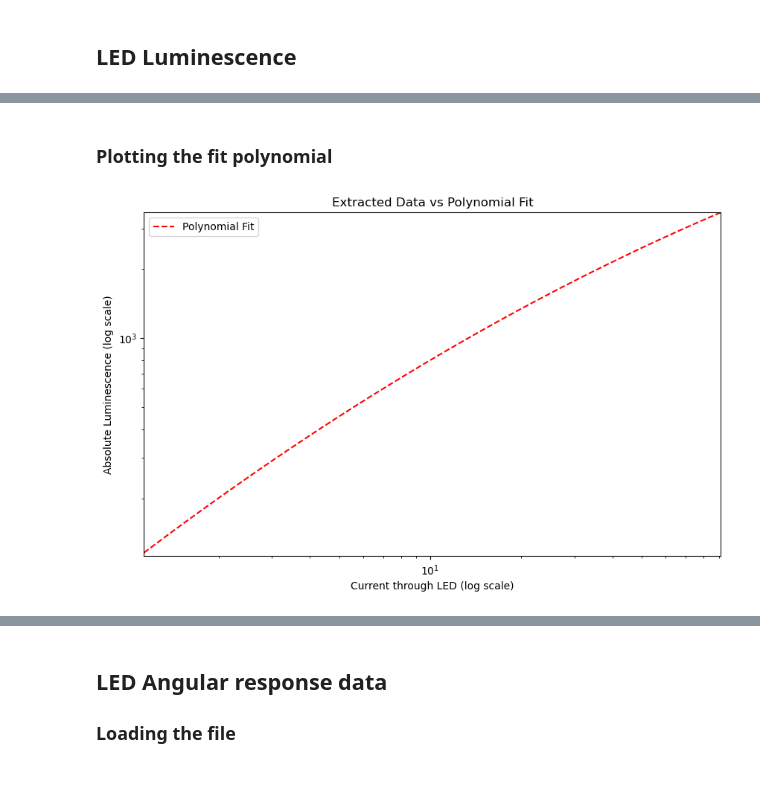
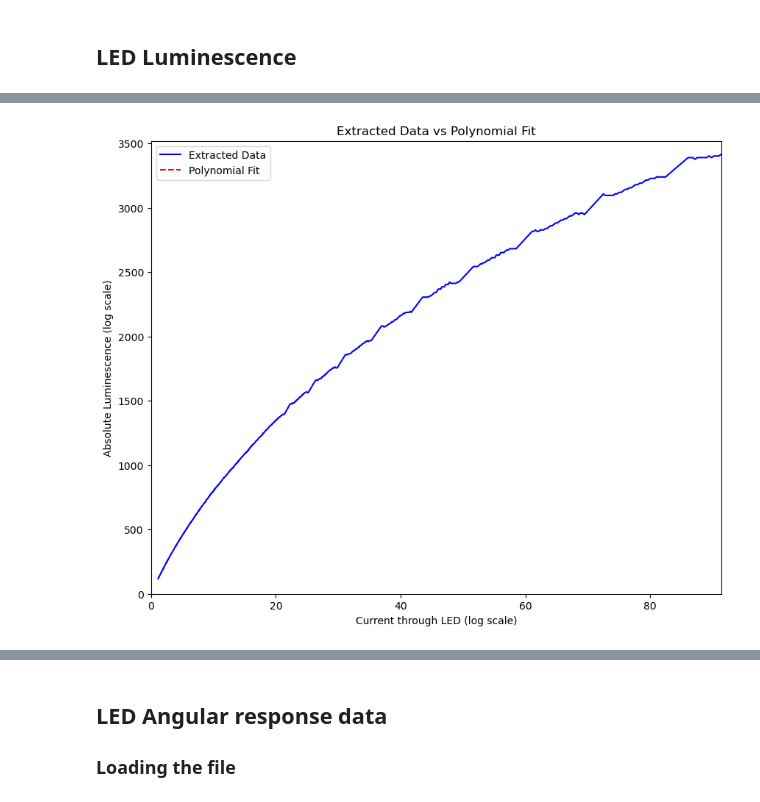
Before and after one commit to sainikhileshmurtyk/OENN-Analysis, a Jupyter notebook: Power and Response/2023-11-16 Power Analysis.ipynb, the cells around one changed output, grey strips where cells are left out. Saved outputs shown, nothing was run; the diff lists cells and outputs as text; code cells hidden in the pictures.

```diff
--- a/Power and Response/2023-11-16 Power Analysis.ipynb
+++ b/Power and Response/2023-11-16 Power Analysis.ipynb
@@ -79,34 +115,57 @@ ds[:,0] = df_ds.index.values
 # %%
+# Loading the CSV file containing the datasheet values of luminescence
+file_loc_ds = os.path.join(os.getcwd(), 'data', 'Power Response','LED Datasheet', 'VLMTG1400 Absolute Luminescence.csv')
+df_ds = pd.read_csv(file_loc_ds, header=0, index_col=0)
+
+# Convert the df_ds to a numpy matrix
+ds = np.zeros((len(df_ds), 2))
+ds[:,1] = df_ds.to_numpy()[:,0]
+ds[:,0] = df_ds.index.values
+
+# Find unique values of ds[:, 0]
+unique_x = np.unique(ds[:, 0])
+
+# Calculate the average of ds[:, 1] for each unique value of ds[:, 0]
+average_y = np.zeros(len(unique_x))
+for i, x in enumerate(unique_x):
+    indices = np.where(ds[:, 0] == x)
+    average_y[i] = np.mean(ds[indices, 1])
+
+ds_clean = np.zeros((len(unique_x), 2))
+ds_clean[:,0] = unique_x
+ds_clean[:,1] = average_y
+
 # Fitting a polynomial to ds
 def fit_polynomial(x_data, y_data, degree):
     # Fit the polynomial
     coeffs = np.polyfit(x_data, y_data, degree)
     # Generate a polynomial function from the coefficients
     p = np.poly1d(coeffs)
     return p
 
 # Fit a second-degree polynomial to the data (in log-log space for better handling of wide value ranges)
 degree_x = 2
 polynomial_model = fit_polynomial(np.log10(ds[:, 0]), np.log10(ds[:, 1]), degree_x)
 
 # Predict the luminescence using the polynomial model
 log_current_data = np.log10(ds[:, 0]).reshape(-1, 1)
 log_current_data_fine = np.linspace(min(log_current_data), max(log_current_data), 1000)
-luminescence_polynomial_fitted = 10**polynomial_model(log_current_data_fine)
+luminescence_polynomial_fitted = 10**led_lum_fit(log_current_data_fine, *popt)
+
+# Plot both the extracted data and the polynomial fitted model for comparison
+plt.figure(figsize=(10, 8))
+plt.plot(ds_clean[:, 0], ds_clean[:, 1], c='blue', label='Extracted Data')
+# plt.xscale('log')
+# plt.yscale('log')
+plt.plot(10**log_current_data_fine, luminescence_polynomial_fitted, c='red', linestyle='--', label='Polynomial Fit')
+plt.xlim([0, max(ds[:, 0])])
+plt.ylim([0, max(ds[:, 1])])
+# plt.xlim([min(ds[:, 0]), max(ds[:, 0])])
+# plt.ylim([min(ds[:, 1]), max(ds[:, 1])])
+plt.xlabel('Current through LED (log scale)')
+plt.ylabel('Absolute Luminescence (log scale)')
+plt.title('Extracted Data vs Polynomial Fit')
+plt.legend()
+plt.show()
+# %% [output]
+[figure, added]
-# %% [markdown]
-### Plotting the fit polynomial
-# %%
-# Plot both the extracted data and the polynomial fitted model for comparison
-plt.figure(figsize=(10, 6))
-plt.xscale('log')
-plt.yscale('log')
-plt.plot(10**log_current_data_fine, luminescence_polynomial_fitted, c='red', linestyle='--', label='Polynomial Fit')
-plt.xlim([min(ds[:, 0]), max(ds[:, 0])])
-plt.ylim([min(ds[:, 1]), max(ds[:, 1])])
-plt.xlabel('Current through LED (log scale)')
-plt.ylabel('Absolute Luminescence (log scale)')
-plt.title('Extracted Data vs Polynomial Fit')
-plt.legend()
-plt.show()
-# %% [output]
-[figure, removed]
```
Also changed, not shown: parts of 45 cells of this notebook.
